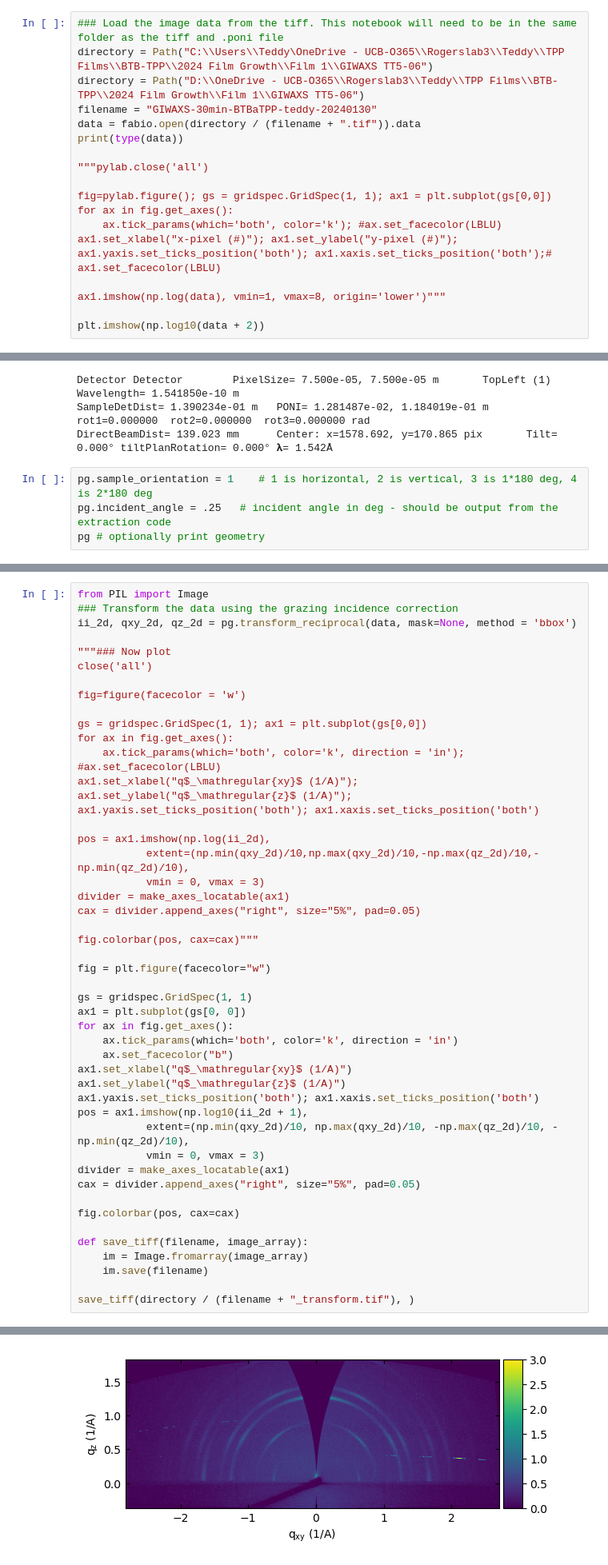
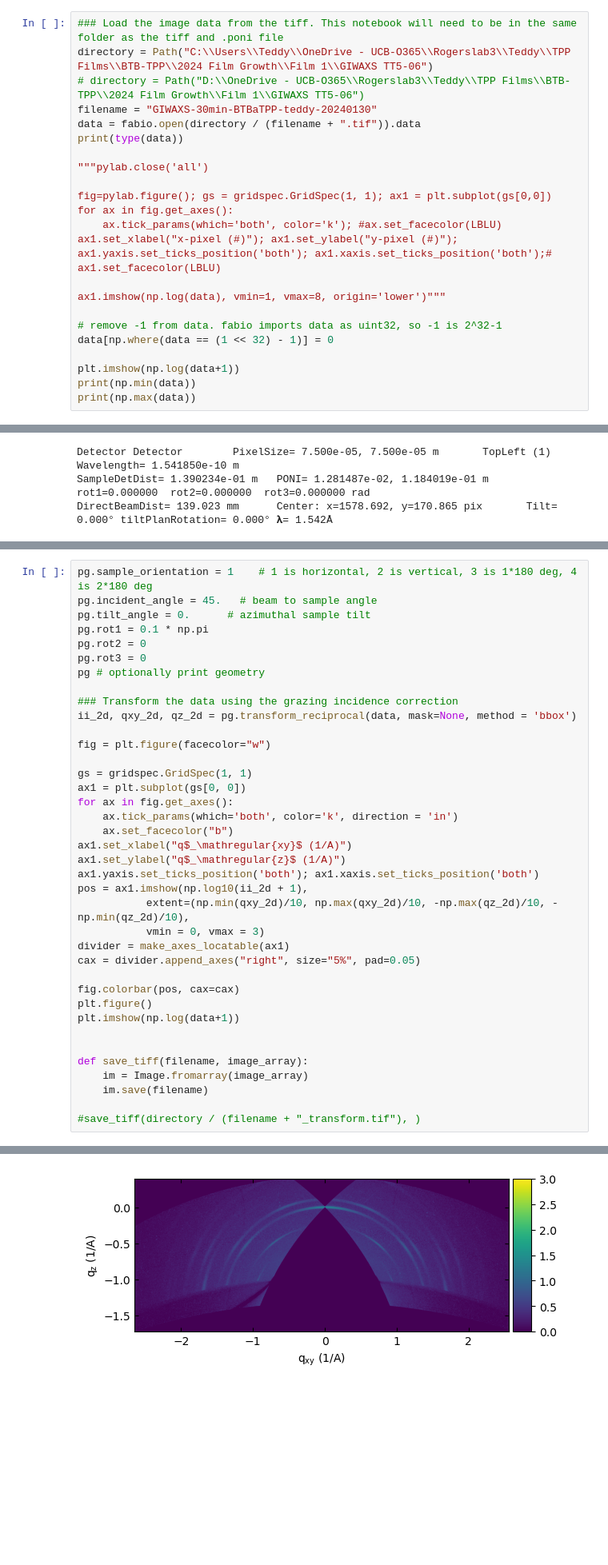
Before and after one commit to ttortorici/GIWAXS, a Jupyter notebook: transform.ipynb, the cells around one changed output, grey strips where cells are left out. Shown at 80% size. Drawn from its saved outputs; the diff is of its cells as text; blank space fills up the shorter version.

```diff
--- a/transform.ipynb
+++ b/transform.ipynb
@@ -40,7 +38,7 @@ D:\OneDrive - UCB-O365\Rogerslab3\Teddy\TPP Films\BTB-TPP\2024 Film Growth\Film
 # %%
 ### Load the image data from the tiff. This notebook will need to be in the same folder as the tiff and .poni file
-directory = Path("C:\\Users\\Teddy\OneDrive - UCB-O365\\Rogerslab3\\Teddy\\TPP Films\\BTB-TPP\\2024 Film Growth\\Film 1\\GIWAXS TT5-06")
-directory = Path("D:\\OneDrive - UCB-O365\\Rogerslab3\\Teddy\\TPP Films\\BTB-TPP\\2024 Film Growth\\Film 1\\GIWAXS TT5-06")
+directory = Path("C:\\Users\\Teddy\\OneDrive - UCB-O365\\Rogerslab3\\Teddy\\TPP Films\\BTB-TPP\\2024 Film Growth\\Film 1\\GIWAXS TT5-06")
+# directory = Path("D:\\OneDrive - UCB-O365\\Rogerslab3\\Teddy\\TPP Films\\BTB-TPP\\2024 Film Growth\\Film 1\\GIWAXS TT5-06")
 filename = "GIWAXS-30min-BTBaTPP-teddy-20240130"
 data = fabio.open(directory / (filename + ".tif")).data
 print(type(data))
@@ -54,6 +52,11 @@ ax1.set_xlabel("x-pixel (#)"); ax1.set_ylabel("y-pixel (#)"); ax1.yaxis.set_tick
 
 ax1.imshow(np.log(data), vmin=1, vmax=8, origin='lower')"""
 
-plt.imshow(np.log10(data + 2))
+# remove -1 from data. fabio imports data as uint32, so -1 is 2^32-1
+data[np.where(data == (1 << 32) - 1)] = 0
+
+plt.imshow(np.log(data+1))
+print(np.min(data))
+print(np.max(data))
 # %% [output]
 <class 'numpy.ndarray'>
@@ -69,7 +73,3 @@ Detector Detector        PixelSize= 7.500e-05, 7.500e-05 m       TopLeft (1)
 Wavelength= 1.541850e-10 m
 SampleDetDist= 1.390234e-01 m   PONI= 1.281487e-02, 1.184019e-01 m      rot1=0.000000  rot2=0.000000  rot3=0.000000 rad
 DirectBeamDist= 139.023 mm      Center: x=1578.692, y=170.865 pix       Tilt= 0.000° tiltPlanRotation= 0.000° 𝛌= 1.542Å
-# %%
-pg.sample_orientation = 1    # 1 is horizontal, 2 is vertical, 3 is 1*180 deg, 4 is 2*180 deg
-pg.incident_angle = .25   # incident angle in deg - should be output from the extraction code
-pg # optionally print geometry
@@ -81,25 +82,14 @@ DirectBeamDist= 139.023 mm      Center: x=1578.692, y=170.865 pix       Tilt= 0.
 # %%
-from PIL import Image
+pg.sample_orientation = 1    # 1 is horizontal, 2 is vertical, 3 is 1*180 deg, 4 is 2*180 deg
+pg.incident_angle = 45.   # beam to sample angle
+pg.tilt_angle = 0.      # azimuthal sample tilt
+pg.rot1 = 0.1 * np.pi
+pg.rot2 = 0
+pg.rot3 = 0
+pg # optionally print geometry
+
 ### Transform the data using the grazing incidence correction
 ii_2d, qxy_2d, qz_2d = pg.transform_reciprocal(data, mask=None, method = 'bbox')
-
-"""### Now plot
-close('all')
-
-fig=figure(facecolor = 'w')
-
-gs = gridspec.GridSpec(1, 1); ax1 = plt.subplot(gs[0,0])
-for ax in fig.get_axes():
-    ax.tick_params(which='both', color='k', direction = 'in'); #ax.set_facecolor(LBLU)
-ax1.set_xlabel("q$_\mathregular{xy}$ (1/A)"); ax1.set_ylabel("q$_\mathregular{z}$ (1/A)"); ax1.yaxis.set_ticks_position('both'); ax1.xaxis.set_ticks_position('both')
-
-pos = ax1.imshow(np.log(ii_2d),
-           extent=(np.min(qxy_2d)/10,np.max(qxy_2d)/10,-np.max(qz_2d)/10,-np.min(qz_2d)/10),
-           vmin = 0, vmax = 3)
-divider = make_axes_locatable(ax1)
-cax = divider.append_axes("right", size="5%", pad=0.05)
-
-fig.colorbar(pos, cax=cax)"""
 
 fig = plt.figure(facecolor="w")
 
@@ -118,10 +108,13 @@ divider = make_axes_locatable(ax1)
 cax = divider.append_axes("right", size="5%", pad=0.05)
 
 fig.colorbar(pos, cax=cax)
+plt.figure()
+plt.imshow(np.log(data+1))
+
 
 def save_tiff(filename, image_array):
     im = Image.fromarray(image_array)
     im.save(filename)
 
-save_tiff(directory / (filename + "_transform.tif"), )
+#save_tiff(directory / (filename + "_transform.tif"), )
 # %% [output]
@@ -129 +121 @@ TypeError: save_tiff() missing 1 required positional argument: 'image_array'
-[figure, old version]
+[figure, new version]
```
Also changed, not shown: parts of 7 cells of this notebook, 2 other files.
